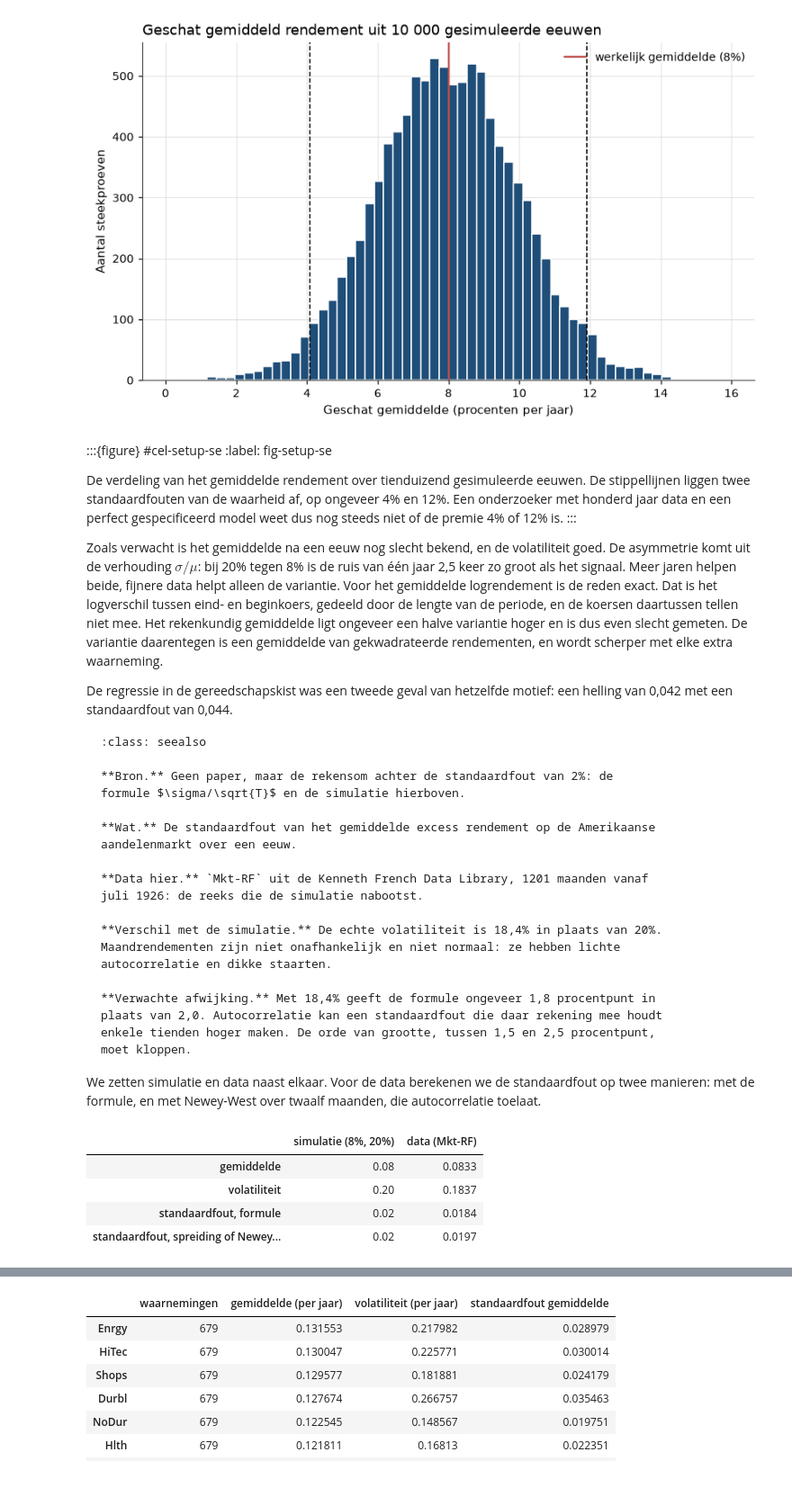
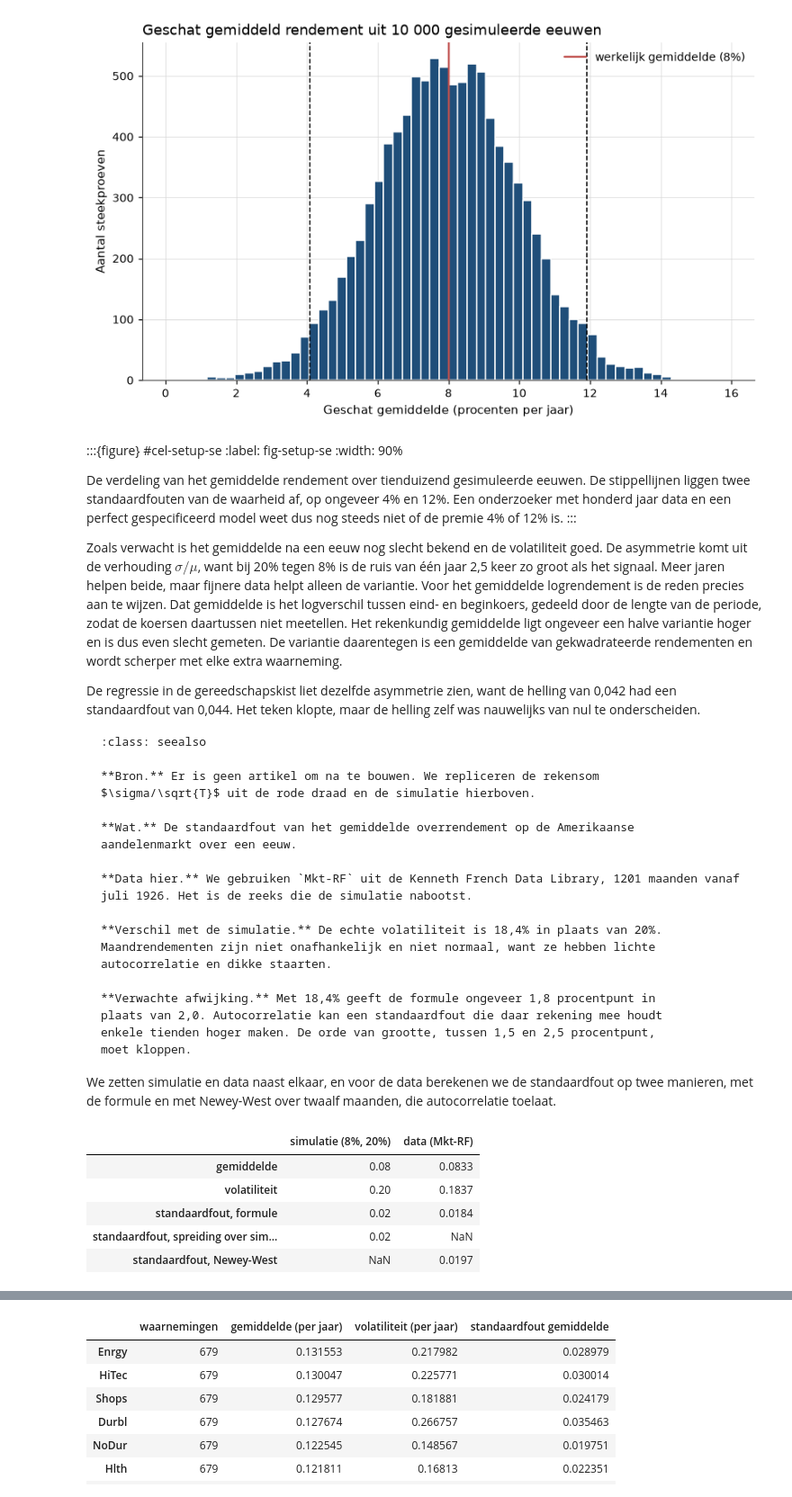
Before and after one commit to MaartenN14/history-asset-pricing, a Jupyter notebook: lectures/00_00_setup.ipynb, the cells around one changed output, grey strips where cells are left out. Shown at 90% size. Saved outputs shown, nothing was run; the diff lists cells and outputs as text; code cells hidden in the pictures.

````diff
--- a/lectures/00_00_setup.ipynb
+++ b/lectures/00_00_setup.ipynb
@@ -905,6 +940,7 @@ plt.show()
 # %% [markdown]
 :::{figure} #cel-setup-se
 :label: fig-setup-se
+:width: 90%
 
 De verdeling van het gemiddelde rendement over tienduizend gesimuleerde eeuwen.
 De stippellijnen liggen twee standaardfouten van de waarheid af, op ongeveer 4%
@@ -912,33 +948,35 @@ en 12%. Een onderzoeker met honderd jaar data en een perfect gespecificeerd mode
 weet dus nog steeds niet of de premie 4% of 12% is.
 :::
 
-Zoals verwacht is het gemiddelde na een eeuw nog slecht bekend, en de
-volatiliteit goed. De asymmetrie komt uit de verhouding $\sigma/\mu$: bij 20%
+Zoals verwacht is het gemiddelde na een eeuw nog slecht bekend en de
+volatiliteit goed. De asymmetrie komt uit de verhouding $\sigma/\mu$, want bij 20%
 tegen 8% is de ruis van één jaar 2,5 keer zo groot als het signaal. Meer jaren
-helpen beide, fijnere data helpt alleen de variantie. Voor het gemiddelde
-logrendement is de reden exact. Dat is het logverschil tussen eind- en
-beginkoers, gedeeld door de lengte van de periode, en de koersen daartussen
-tellen niet mee. Het rekenkundig gemiddelde ligt ongeveer een halve variantie
+helpen beide, maar fijnere data helpt alleen de variantie. Voor het gemiddelde
+logrendement is de reden precies aan te wijzen. Dat gemiddelde is het logverschil tussen
+eind- en
+beginkoers, gedeeld door de lengte van de periode, zodat de koersen daartussen
+niet meetellen. Het rekenkundig gemiddelde ligt ongeveer een halve variantie
 hoger en is dus even slecht gemeten. De variantie daarentegen is een gemiddelde
-van gekwadrateerde rendementen, en wordt scherper met elke extra waarneming.
+van gekwadrateerde rendementen en wordt scherper met elke extra waarneming.
 
-De regressie in de gereedschapskist was een tweede geval van hetzelfde motief:
-een helling van 0,042 met een standaardfout van 0,044.
+De regressie in de gereedschapskist liet dezelfde asymmetrie zien, want de helling
+van 0,042 had een standaardfout van 0,044. Het teken klopte, maar de helling zelf was
+nauwelijks van nul te onderscheiden.
 
 ```{admonition} Replicatie
 :class: seealso
 
-**Bron.** Geen paper, maar de rekensom achter de standaardfout van 2%: de
-formule $\sigma/\sqrt{T}$ en de simulatie hierboven.
+**Bron.** Er is geen artikel om na te bouwen. We repliceren de rekensom
+$\sigma/\sqrt{T}$ uit de rode draad en de simulatie hierboven.
 
-**Wat.** De standaardfout van het gemiddelde excess rendement op de Amerikaanse
+**Wat.** De standaardfout van het gemiddelde overrendement op de Amerikaanse
 aandelenmarkt over een eeuw.
 
-**Data hier.** `Mkt-RF` uit de Kenneth French Data Library, 1201 maanden vanaf
-juli 1926: de reeks die de simulatie nabootst.
+**Data hier.** We gebruiken `Mkt-RF` uit de Kenneth French Data Library, 1201 maanden vanaf
+juli 1926. Het is de reeks die de simulatie nabootst.
 
 **Verschil met de simulatie.** De echte volatiliteit is 18,4% in plaats van 20%.
-Maandrendementen zijn niet onafhankelijk en niet normaal: ze hebben lichte
+Maandrendementen zijn niet onafhankelijk en niet normaal, want ze hebben lichte
 autocorrelatie en dikke staarten.
 
 **Verwachte afwijking.** Met 18,4% geeft de formule ongeveer 1,8 procentpunt in
@@ -947,31 +985,33 @@ enkele tienden hoger maken. De orde van grootte, tussen 1,5 en 2,5 procentpunt,
 moet kloppen.
 ```
 
-We zetten simulatie en data naast elkaar. Voor de data berekenen we de
-standaardfout op twee manieren: met de formule, en met Newey-West over twaalf
+We zetten simulatie en data naast elkaar, en voor de data berekenen we de
+standaardfout op twee manieren, met de formule en met Newey-West over twaalf
 maanden, die autocorrelatie toelaat.
 # %%
 excess_monthly = market["Mkt-RF"]
 excess_stats = market_stats.loc["Mkt-RF"]
 
 constant = pd.Series(1.0, index=excess_monthly.index, name="gemiddelde")
 nw_fit = hap.newey_west(excess_monthly, constant, lags=12, add_constant=False)
 se_newey_west = 12 * nw_fit.bse["gemiddelde"]  # monthly to annual
 
 pd.DataFrame(
     {
-        "simulatie (8%, 20%)": [mu_true, sigma_true, se_mean_formula, means.std(ddof=1)],
+        "simulatie (8%, 20%)": [mu_true, sigma_true, se_mean_formula,
+                                means.std(ddof=1), np.nan],
         "data (Mkt-RF)": [excess_stats["mean_ann"], excess_stats["std_ann"],
-                          excess_stats["se_mean_ann"], se_newey_west],
+                          excess_stats["se_mean_ann"], np.nan, se_newey_west],
     },
     index=["gemiddelde", "volatiliteit", "standaardfout, formule",
-           "standaardfout, spreiding of Newey-West"],
+           "standaardfout, spreiding over simulaties", "standaardfout, Newey-West"],
 ).round(4)
 # %% [output]
 |  | simulatie (8%, 20%) | data (Mkt-RF) |
 | gemiddelde | 0.08 | 0.0833 |
 | volatiliteit | 0.20 | 0.1837 |
 | standaardfout, formule | 0.02 | 0.0184 |
-| standaardfout, spreiding of Newey... | 0.02 | 0.0197 |
+| standaardfout, spreiding over sim... | 0.02 | NaN |
+| standaardfout, Newey-West | NaN | 0.0197 |
 # %% [markdown]
 **Geslaagd.** Op de data geeft de formule 1,8 procentpunt en Newey-West 2,0,
````
Also changed, not shown: parts of 25 cells of this notebook, 4 other files.
